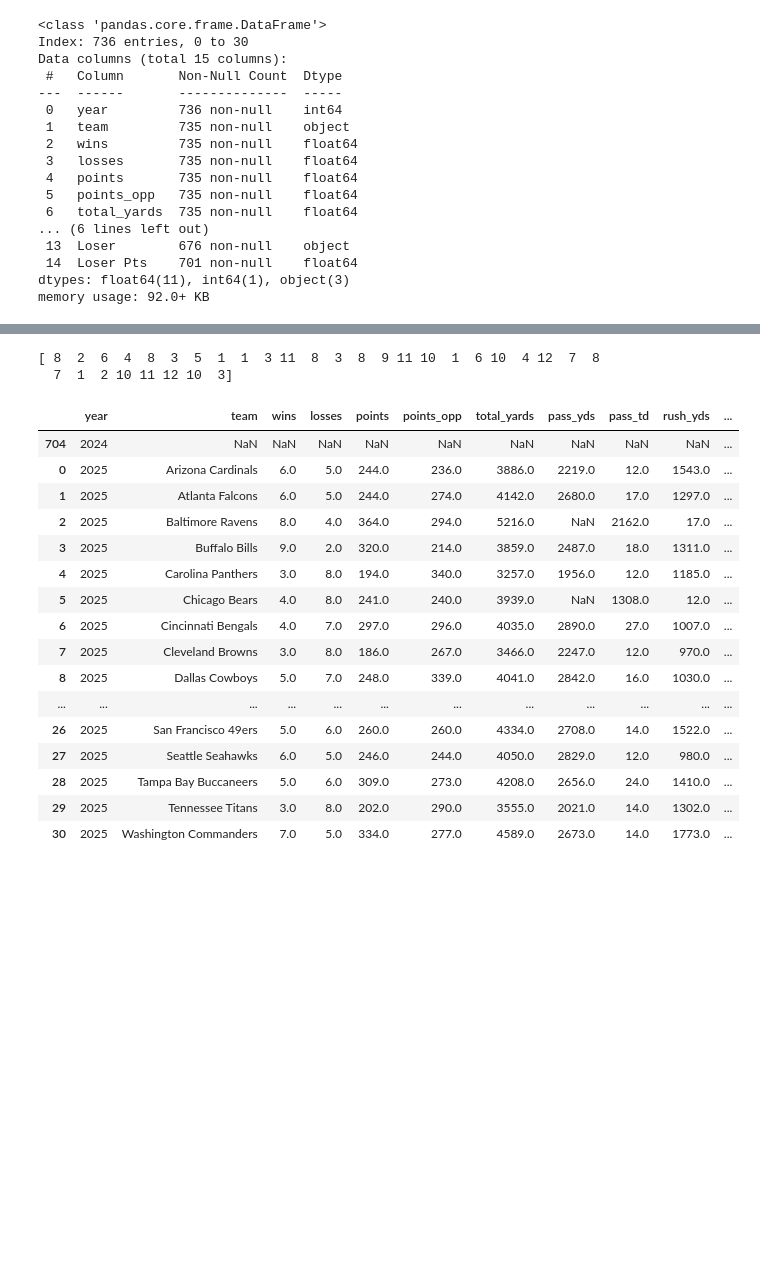
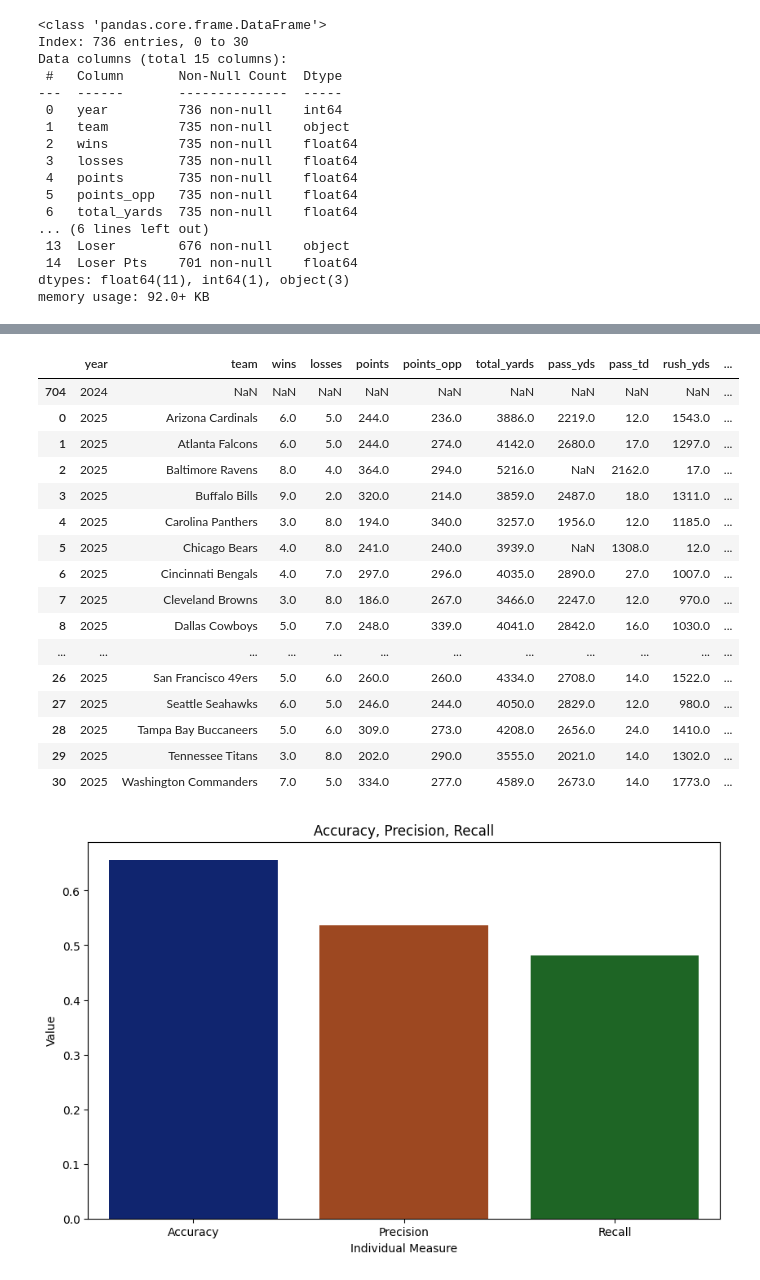
Before and after one commit to tuckerbrown5/AI-Final, a Jupyter notebook: AI_Final_Project.ipynb, the cells around one changed output, grey strips where cells are left out. Saved outputs shown, nothing was run; the diff lists cells and outputs as text; code cells hidden in the pictures; blank space fills up the shorter version.

```diff
--- a/AI_Final_Project.ipynb
+++ b/AI_Final_Project.ipynb
@@ -362,9 +375,7 @@ result
 # %%
-print(prediction2)
+prediction2
 df4.tail(32)
 # %% [output]
-[ 8  2  6  4  8  3  5  1  1  3 11  8  3  8  9 11 10  1  6 10  4 12  7  8
-  7  1  2 10 11 12 10  3]
 |  | year | team | wins | losses | points | points_opp | total_yards | pass_yds | pass_td | rush_yds | ... |
 | 704 | 2024 | NaN | NaN | NaN | NaN | NaN | NaN | NaN | NaN | NaN | ... |
 | 0 | 2025 | Arizona Cardinals | 6.0 | 5.0 | 244.0 | 236.0 | 3886.0 | 2219.0 | 12.0 | 1543.0 | ... |
@@ -382,3 +393,18 @@ df4.tail(32)
 | 28 | 2025 | Tampa Bay Buccaneers | 5.0 | 6.0 | 309.0 | 273.0 | 4208.0 | 2656.0 | 24.0 | 1410.0 | ... |
 | 29 | 2025 | Tennessee Titans | 3.0 | 8.0 | 202.0 | 290.0 | 3555.0 | 2021.0 | 14.0 | 1302.0 | ... |
 | 30 | 2025 | Washington Commanders | 7.0 | 5.0 | 334.0 | 277.0 | 4589.0 | 2673.0 | 14.0 | 1773.0 | ... |
+# %%
+metrics = list(results_dict.keys())
+values = list(results_dict.values())
+
+# Create bar plot
+plt.figure(figsize=(10, 6))
+sns.barplot(x=metrics, y=values, palette='dark')
+
+# Customize plot
+plt.title('Accuracy, Precision, Recall')
+plt.xlabel('Individual Measure')
+plt.ylabel('Value')
+plt.show()
+# %% [output]
+[figure, added]
```
Also changed, not shown: parts of 3 cells of this notebook.
